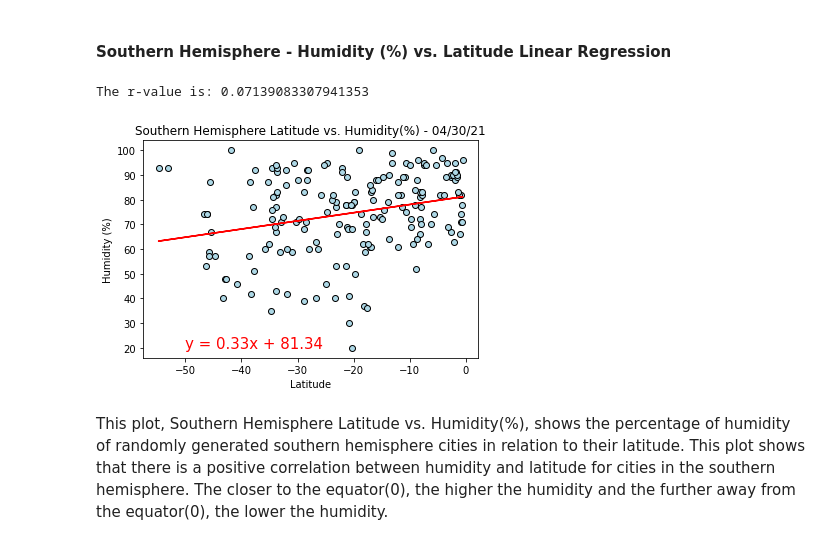
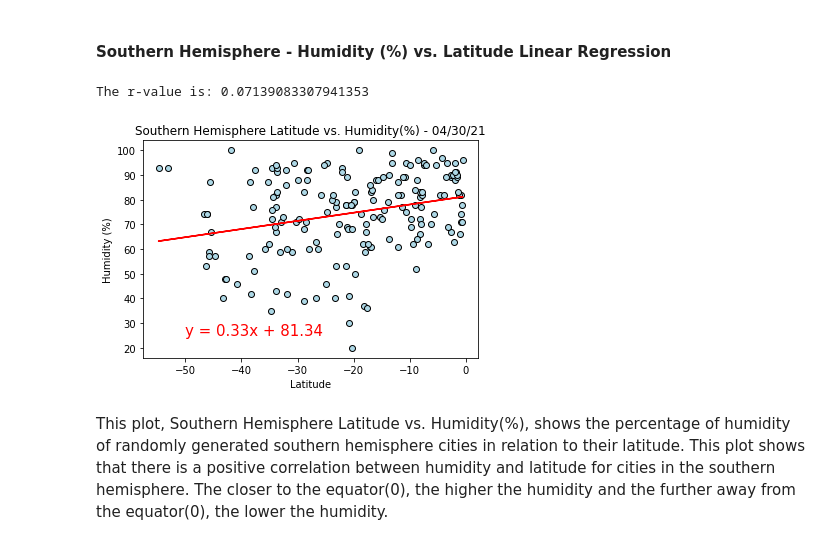
Before and after one commit to jenniecinelli/python-api-challenge, a Jupyter notebook: WeatherPy/WeatherPy.ipynb, the cells around one changed output. Drawn from its saved outputs; the diff is of its cells as text; code cells hidden in the pictures.

```diff
--- a/WeatherPy/WeatherPy.ipynb
+++ b/WeatherPy/WeatherPy.ipynb
@@ -374,35 +374,35 @@ This plot, Northern Hemisphere Latitude vs. Humidity(%), shows the percentage of
 # %%
 x_values = southern_hemisphere['Lat']
 y_values = southern_hemisphere['Humidity']
 
 # Run linear regression
 (slope, intercept, rvalue, pvalue, stderr) = linregress(x_values, y_values)
 regress_values = x_values * slope + intercept
 line_eq = "y = " + str(round(slope,2)) + "x + " + str(round(intercept,2))
 
 # Plot scatter plot
 plt.scatter(x_values,y_values, facecolors="lightblue", edgecolors="black")
 
 # Plot regression line
 plt.plot(x_values,regress_values,"r-")
-plt.annotate(line_eq,(-50,20),fontsize=15,color="red")
+plt.annotate(line_eq,(-50,25),fontsize=15,color="red")
 
 #titles
 plt.title('Southern Hemisphere Latitude vs. Humidity(%) - 04/30/21')
 plt.xlabel('Latitude')
 plt.ylabel('Humidity (%)')
 
 # Print r value
 print(f"The r-value is: {rvalue**2}")
 
 #save png
 plt.savefig('Output/Southern Latitude vs. Humidity.png')
 
 #show
 plt.show()
 # %% [output]
 The r-value is: 0.07139083307941353
-[figure, old version]
+[figure, new version]
 # %% [markdown]
 This plot, Southern Hemisphere Latitude vs. Humidity(%), shows the percentage of humidity of randomly generated southern hemisphere cities in relation to their latitude. This plot shows that there is a positive correlation between humidity and latitude for cities in the southern hemisphere. The closer to the equator(0), the higher the humidity and the further away from the equator(0), the lower the humidity.
 # %% [markdown]
```
Also changed, not shown: parts of 5 cells of this notebook, 4 other files.
